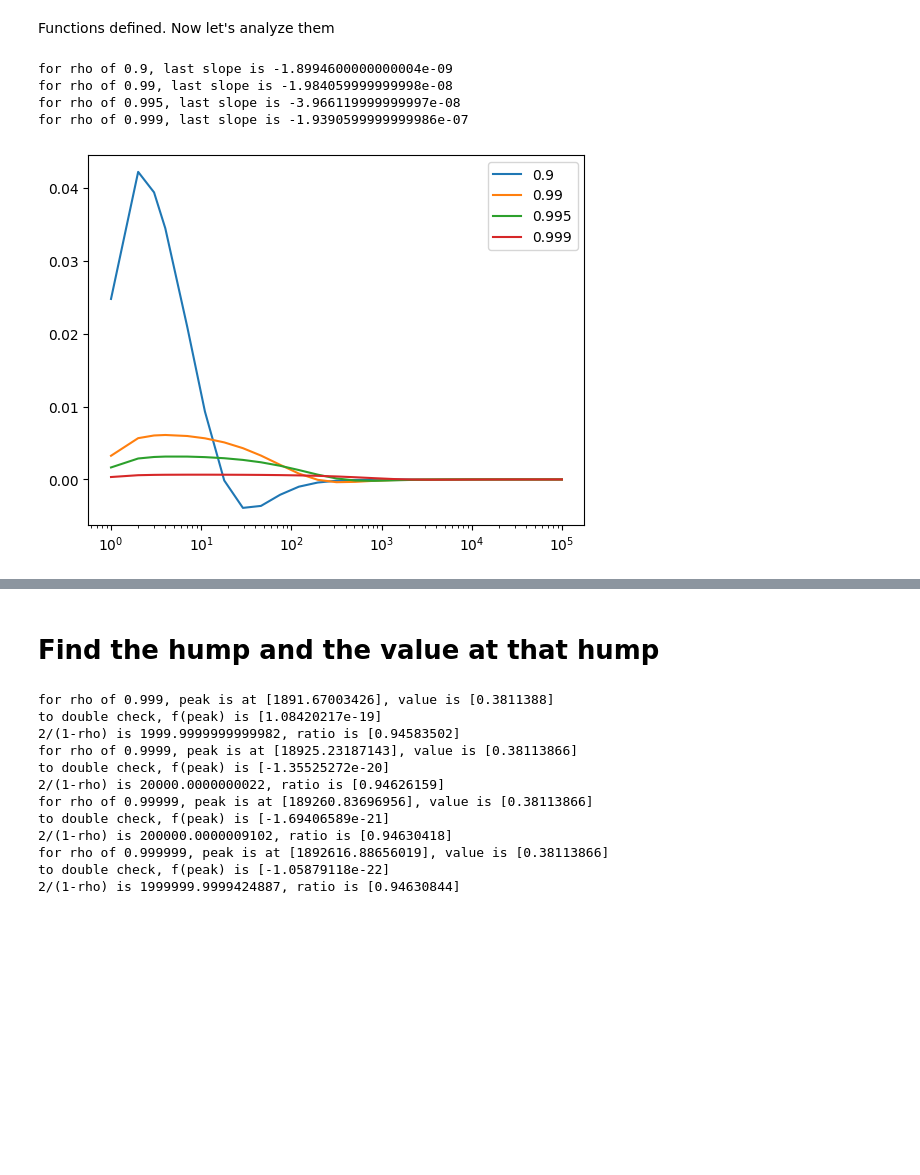
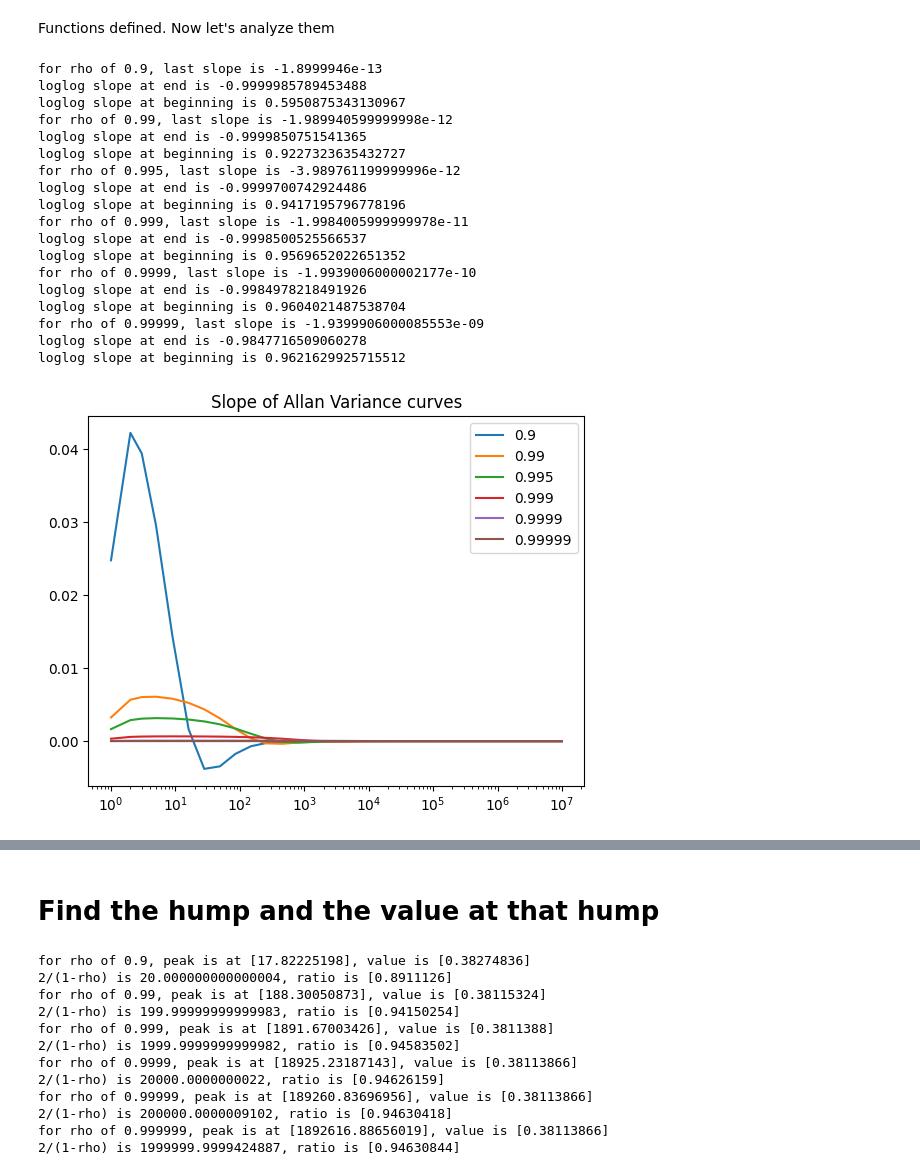
Before and after one commit to cntaylor/FOGMs-and-Allan-Variance, a Jupyter notebook: notebooks/AllanVariance-FOGM.ipynb, the cells around one changed output, grey strips where cells are left out. Drawn from its saved outputs; the diff is of its cells as text; code cells hidden in the pictures; blank space fills up the shorter version.

```diff
--- a/notebooks/AllanVariance-FOGM.ipynb
+++ b/notebooks/AllanVariance-FOGM.ipynb
@@ -46,27 +46,51 @@ def d_allan_FOGM_d_m(sigma, rho, m):
 # %% [markdown]
 Functions defined. Now let's analyze them
 # %%
-rhos = [.9, .99, .995, .999]
-ms = np.rint(np.logspace(0,5,25, endpoint=True))
+rhos = [.9, .99, .995, .999, .9999, .99999]
+ms = np.rint(np.logspace(0,7,30, endpoint=True))
 for rho in rhos:
     da_dm = [d_allan_FOGM_d_m(1,rho,m) for m in ms]
     plt.figure(1)
     plt.plot(ms,da_dm,label=f'{rho}')
     allan_vals = allan_FOGM(1,rho,ms)
     plt.figure(2)
     plt.loglog(ms,allan_vals,label=f'{rho}')
+    plt.figure(3)
+    plt.plot(ms,da_dm*ms/allan_vals,label=f'{rho}')
     print(f'for rho of {rho}, last slope is {da_dm[-1]}')
+    print(f'loglog slope at end is {da_dm[-1]*ms[-1]/allan_vals[-1]}')
+    print(f'loglog slope at beginning is {da_dm[3]*ms[3]/allan_vals[3]}')
 plt.figure(1)
 plt.xscale('log')
 # plt.yscale('log')
 plt.legend()
-
+plt.title('Slope of Allan Variance curves')
 plt.figure(2)
 plt.legend()
+plt.title('Allan Variance for FOGMs, sigma=1')
+
+plt.figure(3)
+plt.legend()
+plt.title('Slope in Log-log domain')
+
 plt.show()
 # %% [output]
-for rho of 0.9, last slope is -1.8994600000000004e-09
-for rho of 0.99, last slope is -1.984059999999998e-08
-for rho of 0.995, last slope is -3.966119999999997e-08
-for rho of 0.999, last slope is -1.9390599999999986e-07
+for rho of 0.9, last slope is -1.8999946e-13
+loglog slope at end is -0.9999985789453488
+loglog slope at beginning is 0.5950875343130967
+for rho of 0.99, last slope is -1.989940599999998e-12
+loglog slope at end is -0.9999850751541365
+loglog slope at beginning is 0.9227323635432727
+for rho of 0.995, last slope is -3.989761199999996e-12
+loglog slope at end is -0.9999700742924486
+loglog slope at beginning is 0.9417195796778196
+for rho of 0.999, last slope is -1.9984005999999978e-11
+loglog slope at end is -0.9998500525566537
+loglog slope at beginning is 0.9569652022651352
+for rho of 0.9999, last slope is -1.9939006000002177e-10
+loglog slope at end is -0.9984978218491926
+loglog slope at beginning is 0.9604021487538704
+for rho of 0.99999, last slope is -1.9399906000085553e-09
+loglog slope at end is -0.9847716509060278
+loglog slope at beginning is 0.9621629925715512
-[figure, old version]
+[figure, new version]
@@ -74,25 +99,25 @@ for rho of 0.999, last slope is -1.9390599999999986e-07
 # %% [markdown]
 # Find the hump and the value at that hump
 # %%
-for rho in [.999, .9999, .99999, .999999]:
+for rho in [.9, .99, .999, .9999, .99999, .999999]:
     func = functools.partial(d_allan_FOGM_d_m,1,rho)
     peak = so.fsolve(func,1/(1-rho))
     print(f'for rho of {rho}, peak is at {peak}, value is {allan_FOGM(1,rho,peak)}')
     # It worked so remove this line...
-    print(f'to double check, f(peak) is {d_allan_FOGM_d_m(1,rho,peak)}')
+    # print(f'to double check, slope(peak) is {d_allan_FOGM_d_m(1,rho,peak)}')
     print(f'2/(1-rho) is {2/(1-rho)}, ratio is {peak/2*(1-rho)}')
 # %% [output]
+for rho of 0.9, peak is at [17.82225198], value is [0.38274836]
+2/(1-rho) is 20.000000000000004, ratio is [0.8911126]
+for rho of 0.99, peak is at [188.30050873], value is [0.38115324]
+2/(1-rho) is 199.99999999999983, ratio is [0.94150254]
 for rho of 0.999, peak is at [1891.67003426], value is [0.3811388]
-to double check, f(peak) is [1.08420217e-19]
 2/(1-rho) is 1999.9999999999982, ratio is [0.94583502]
 for rho of 0.9999, peak is at [18925.23187143], value is [0.38113866]
-to double check, f(peak) is [-1.35525272e-20]
 2/(1-rho) is 20000.0000000022, ratio is [0.94626159]
 for rho of 0.99999, peak is at [189260.83696956], value is [0.38113866]
-to double check, f(peak) is [-1.69406589e-21]
 2/(1-rho) is 200000.0000009102, ratio is [0.94630418]
 for rho of 0.999999, peak is at [1892616.88656019], value is [0.38113866]
-to double check, f(peak) is [-1.05879118e-22]
 2/(1-rho) is 1999999.9999424887, ratio is [0.94630844]
 # %% [markdown]
 # What I've learned:
```
Also changed, not shown: parts of 2 cells of this notebook.
